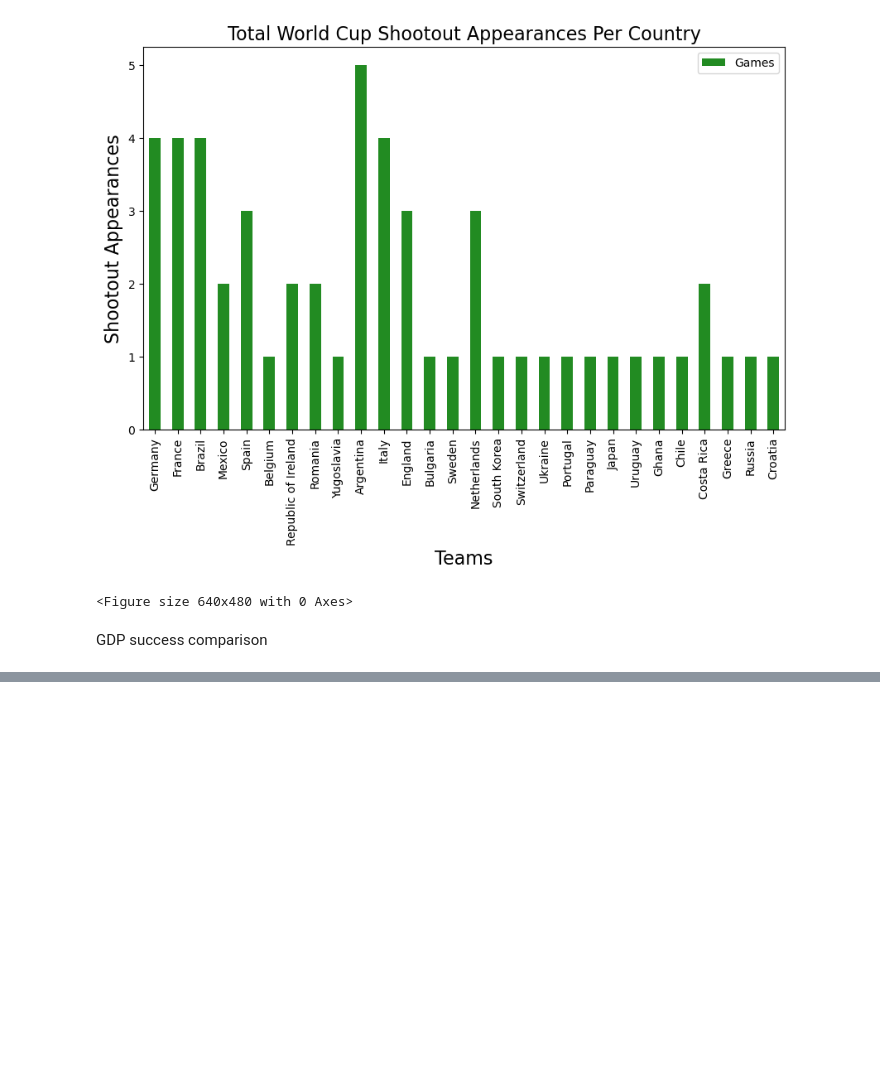
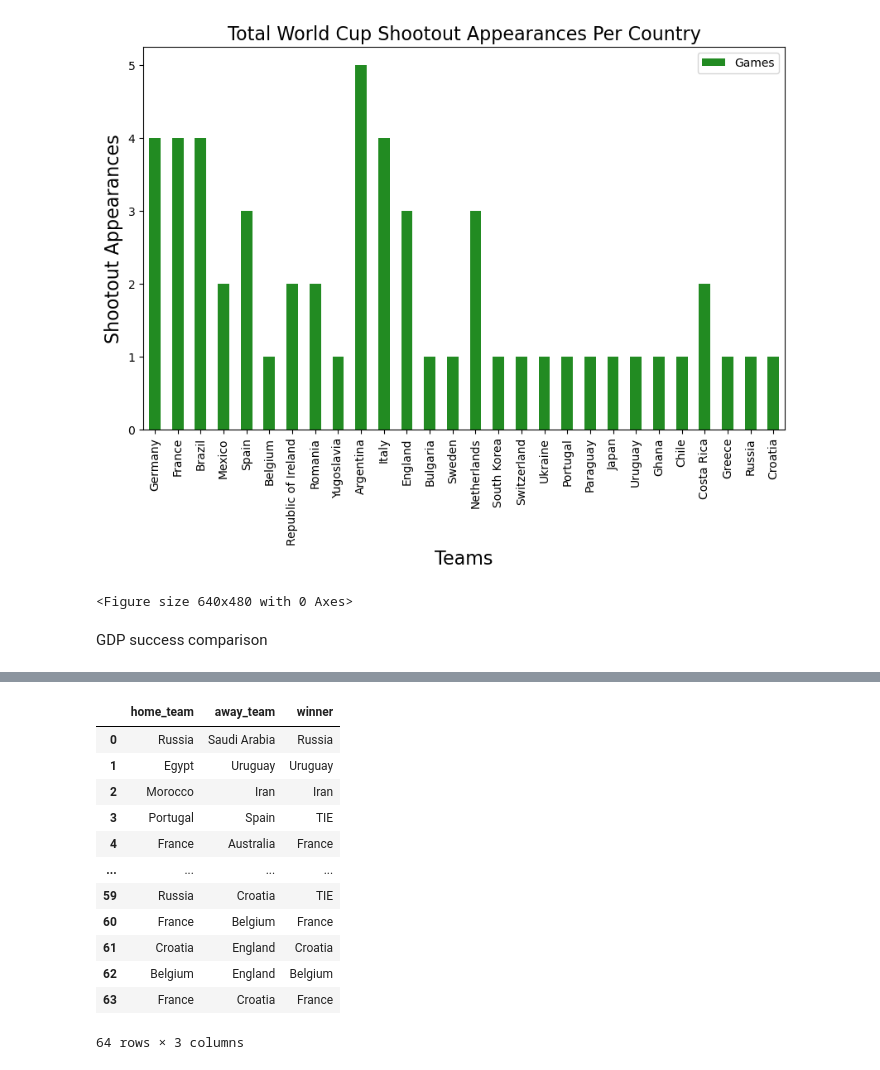
Before and after one commit to izziekei/Final-Project, a Jupyter notebook: Football_Data_Analysis.ipynb, the cells around one changed output, grey strips where cells are left out. Saved outputs shown, nothing was run; the diff lists cells and outputs as text; code cells hidden in the pictures; blank space fills up the shorter version.

```diff
--- a/Football_Data_Analysis.ipynb
+++ b/Football_Data_Analysis.ipynb
@@ -548,0 +556,22 @@ DatabaseError: Execution failed on sql '
+# %%
+wc_2018 = pd.read_sql_query("""
+    SELECT home_team, away_team, winner
+    FROM football_sql
+    WHERE tournament = 'FIFA World Cup' AND country = 'Russia'
+
+""", conn)
+wc_2018
+# %% [output]
+|  | home_team | away_team | winner |
+| 0 | Russia | Saudi Arabia | Russia |
+| 1 | Egypt | Uruguay | Uruguay |
+| 2 | Morocco | Iran | Iran |
+| 3 | Portugal | Spain | TIE |
+| 4 | France | Australia | France |
+| ... | ... | ... | ... |
+| 59 | Russia | Croatia | TIE |
+| 60 | France | Belgium | France |
+| 61 | Croatia | England | Croatia |
+| 62 | Belgium | England | Belgium |
+| 63 | France | Croatia | France |
+64 rows × 3 columns
```
Also changed, not shown: parts of 5 cells of this notebook, 1 other file.
